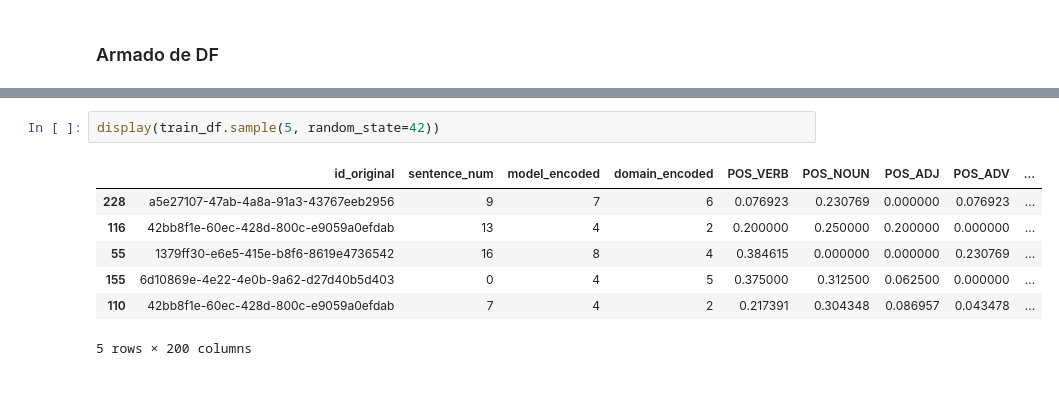
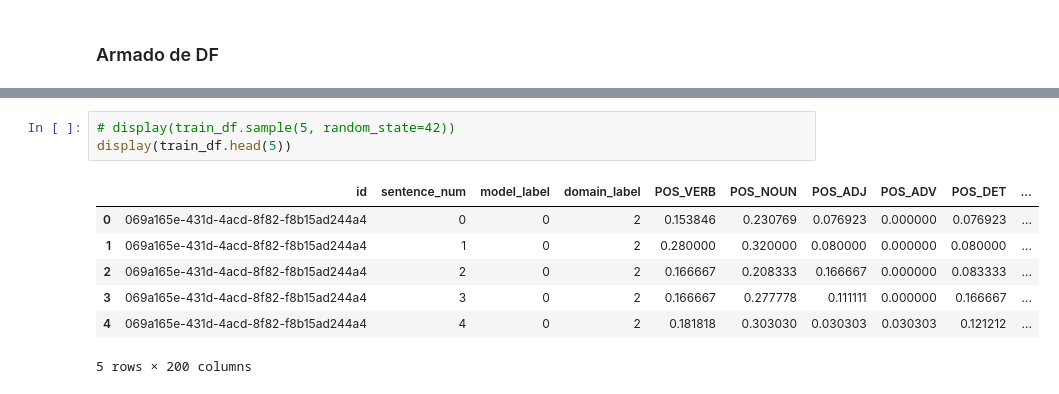
Before and after one commit to JaimeRamosT/Hybrid-authorship-detection---Stylometry, a Jupyter notebook: dfBuild1.ipynb, the cells around one changed output, grey strips where cells are left out. Saved outputs shown, nothing was run; the diff lists cells and outputs as text.

```diff
--- a/dfBuild1.ipynb
+++ b/dfBuild1.ipynb
@@ -233,10 +240,11 @@ train_df = train_df.sort_values(by=['id_original', 'sentence_num']).reset_index(
 # %%
-display(train_df.sample(5, random_state=42))
+# display(train_df.sample(5, random_state=42))
+display(train_df.head(5))
 # %% [output]
-|  | id_original | sentence_num | model_encoded | domain_encoded | POS_VERB | POS_NOUN | POS_ADJ | POS_ADV | ... |
-| 228 | a5e27107-47ab-4a8a-91a3-43767eeb2956 | 9 | 7 | 6 | 0.076923 | 0.230769 | 0.000000 | 0.076923 | ... |
-| 116 | 42bb8f1e-60ec-428d-800c-e9059a0efdab | 13 | 4 | 2 | 0.200000 | 0.250000 | 0.200000 | 0.000000 | ... |
-| 55 | 1379ff30-e6e5-415e-b8f6-8619e4736542 | 16 | 8 | 4 | 0.384615 | 0.000000 | 0.000000 | 0.230769 | ... |
-| 155 | 6d10869e-4e22-4e0b-9a62-d27d40b5d403 | 0 | 4 | 5 | 0.375000 | 0.312500 | 0.062500 | 0.000000 | ... |
-| 110 | 42bb8f1e-60ec-428d-800c-e9059a0efdab | 7 | 4 | 2 | 0.217391 | 0.304348 | 0.086957 | 0.043478 | ... |
+|  | id | sentence_num | model_label | domain_label | POS_VERB | POS_NOUN | POS_ADJ | POS_ADV | POS_DET | ... |
+| 0 | 069a165e-431d-4acd-8f82-f8b15ad244a4 | 0 | 0 | 2 | 0.153846 | 0.230769 | 0.076923 | 0.000000 | 0.076923 | ... |
+| 1 | 069a165e-431d-4acd-8f82-f8b15ad244a4 | 1 | 0 | 2 | 0.280000 | 0.320000 | 0.080000 | 0.000000 | 0.080000 | ... |
+| 2 | 069a165e-431d-4acd-8f82-f8b15ad244a4 | 2 | 0 | 2 | 0.166667 | 0.208333 | 0.166667 | 0.000000 | 0.083333 | ... |
+| 3 | 069a165e-431d-4acd-8f82-f8b15ad244a4 | 3 | 0 | 2 | 0.166667 | 0.277778 | 0.111111 | 0.000000 | 0.166667 | ... |
+| 4 | 069a165e-431d-4acd-8f82-f8b15ad244a4 | 4 | 0 | 2 | 0.181818 | 0.303030 | 0.030303 | 0.030303 | 0.121212 | ... |
 5 rows × 200 columns
```
Also changed, not shown: parts of 1 cell of this notebook.
